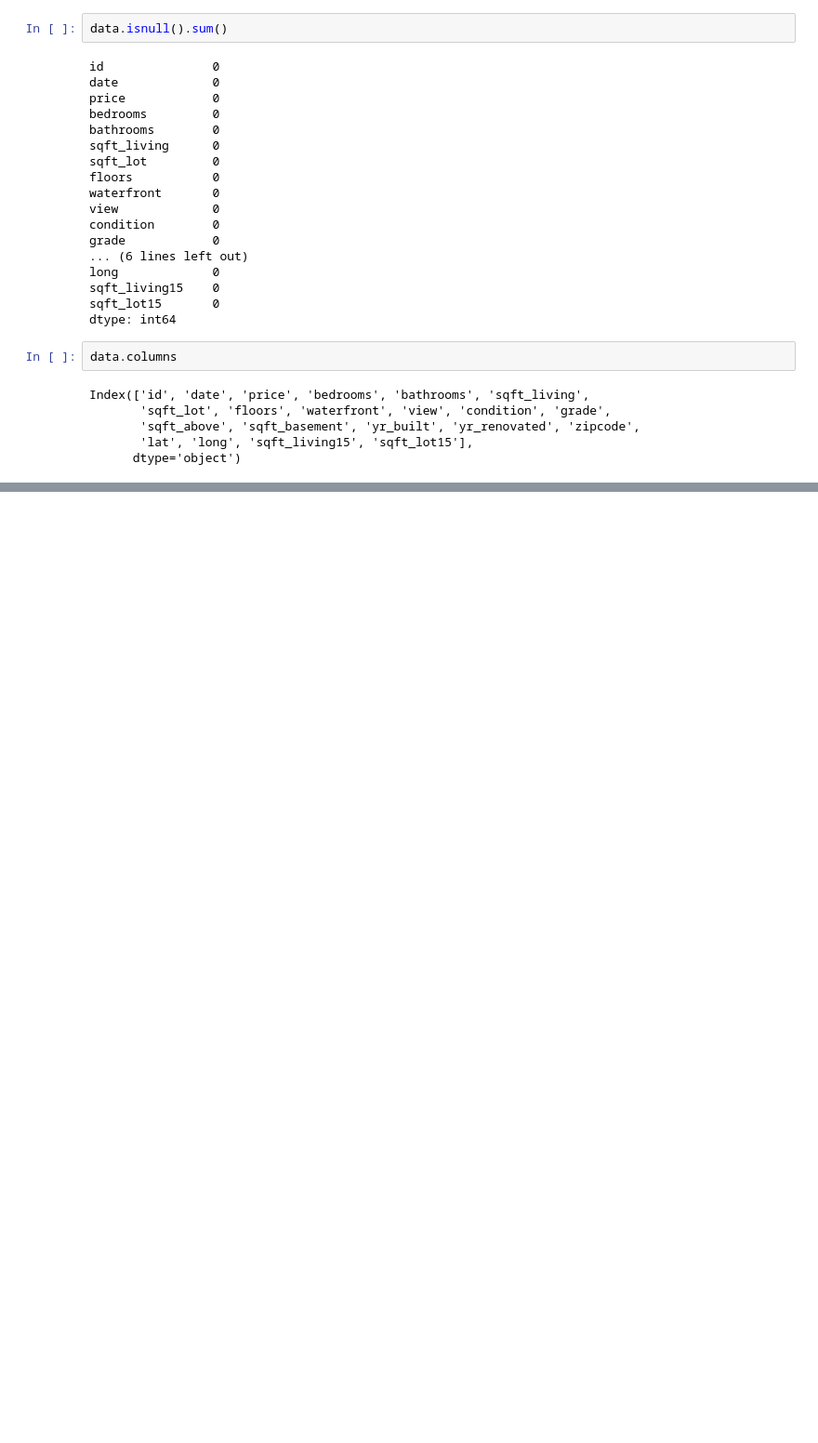
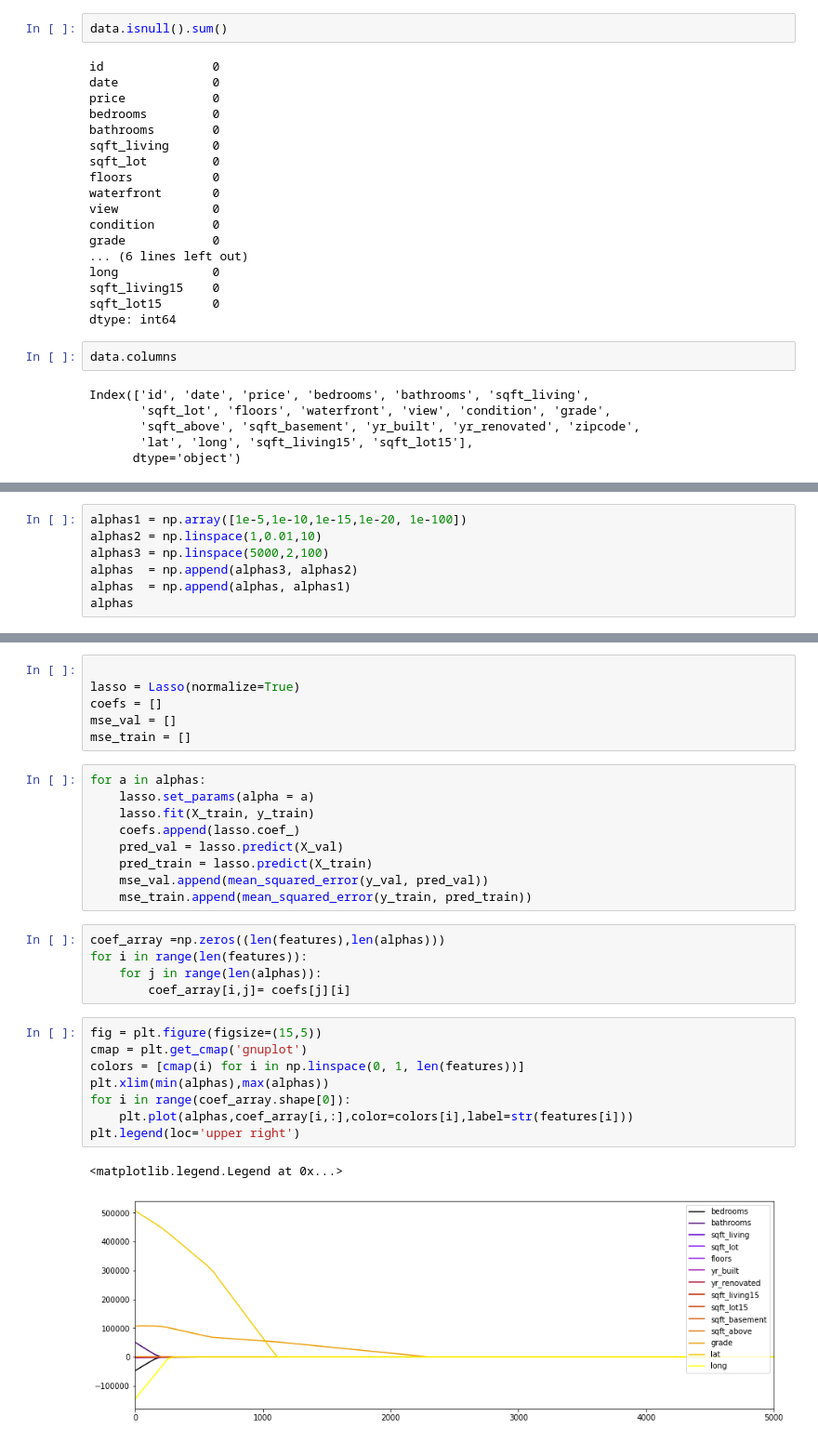
Before and after one commit to ZahraMoeini/Regression, a Jupyter notebook: lasso.ipynb, the cells around one changed output, grey strips where cells are left out. Shown at 93% size. Saved outputs shown, nothing was run; the diff lists cells and outputs as text; blank space fills up the shorter version.

```diff
--- a/lasso.ipynb
+++ b/lasso.ipynb
@@ -69,0 +94,7 @@ X=X.drop(['price'],axis=1)
+# %%
+alphas1 = np.array([1e-5,1e-10,1e-15,1e-20, 1e-100])
+alphas2 = np.linspace(1,0.01,10)
+alphas3 = np.linspace(5000,2,100)
+alphas  = np.append(alphas3, alphas2)
+alphas  = np.append(alphas, alphas1)
+alphas
@@ -69,0 +119,31 @@ X=X.drop(['price'],axis=1)
+# %%
+
+lasso = Lasso(normalize=True)
+coefs = []
+mse_val = []
+mse_train = []
+# %%
+for a in alphas:
+    lasso.set_params(alpha = a)
+    lasso.fit(X_train, y_train)
+    coefs.append(lasso.coef_)
+    pred_val = lasso.predict(X_val)
+    pred_train = lasso.predict(X_train)
+    mse_val.append(mean_squared_error(y_val, pred_val))
+    mse_train.append(mean_squared_error(y_train, pred_train))
+# %%
+coef_array =np.zeros((len(features),len(alphas)))
+for i in range(len(features)):
+    for j in range(len(alphas)):
+        coef_array[i,j]= coefs[j][i]
+# %%
+fig = plt.figure(figsize=(15,5))
+cmap = plt.get_cmap('gnuplot')
+colors = [cmap(i) for i in np.linspace(0, 1, len(features))]
+plt.xlim(min(alphas),max(alphas))
+for i in range(coef_array.shape[0]):
+    plt.plot(alphas,coef_array[i,:],color=colors[i],label=str(features[i]))
+plt.legend(loc='upper right')
+# %% [output]
+<matplotlib.legend.Legend at 0x...>
+[figure, added]
```
Also changed, not shown: parts of 12 cells of this notebook.
